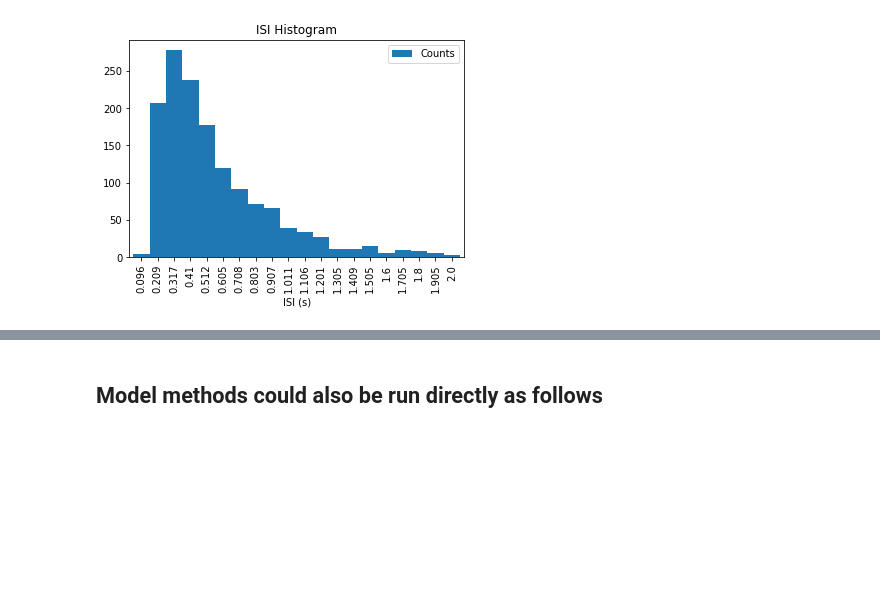
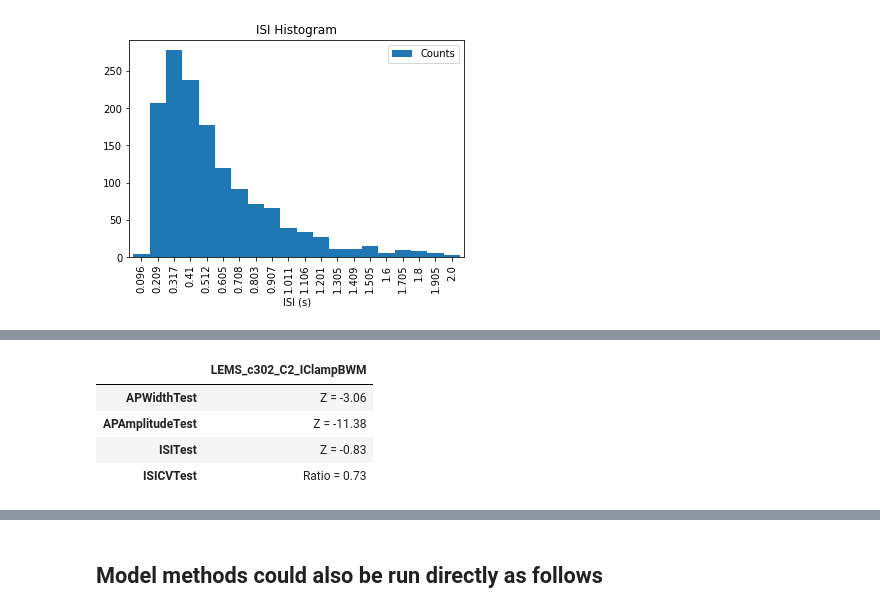
Before and after one commit to openworm/tests, a Jupyter notebook: owtests/CElegansNeuroML/Muscle-Model.ipynb, the cells around one changed output, grey strips where cells are left out. Drawn from its saved outputs; the diff is of its cells as text; code cells hidden in the pictures; blank space fills up the shorter version.

```diff
--- a/owtests/CElegansNeuroML/Muscle-Model.ipynb
+++ b/owtests/CElegansNeuroML/Muscle-Model.ipynb
@@ -147,0 +167,8 @@ Wall time: 5.25 s
+# %%
+score_matrix.T
+# %% [output]
+|  | LEMS_c302_C2_IClampBWM |
+| APWidthTest | Z = -3.06 |
+| APAmplitudeTest | Z = -11.38 |
+| ISITest | Z = -0.83 |
+| ISICVTest | Ratio = 0.73 |
```
Also changed, not shown: parts of 12 cells of this notebook, 6 other files.
